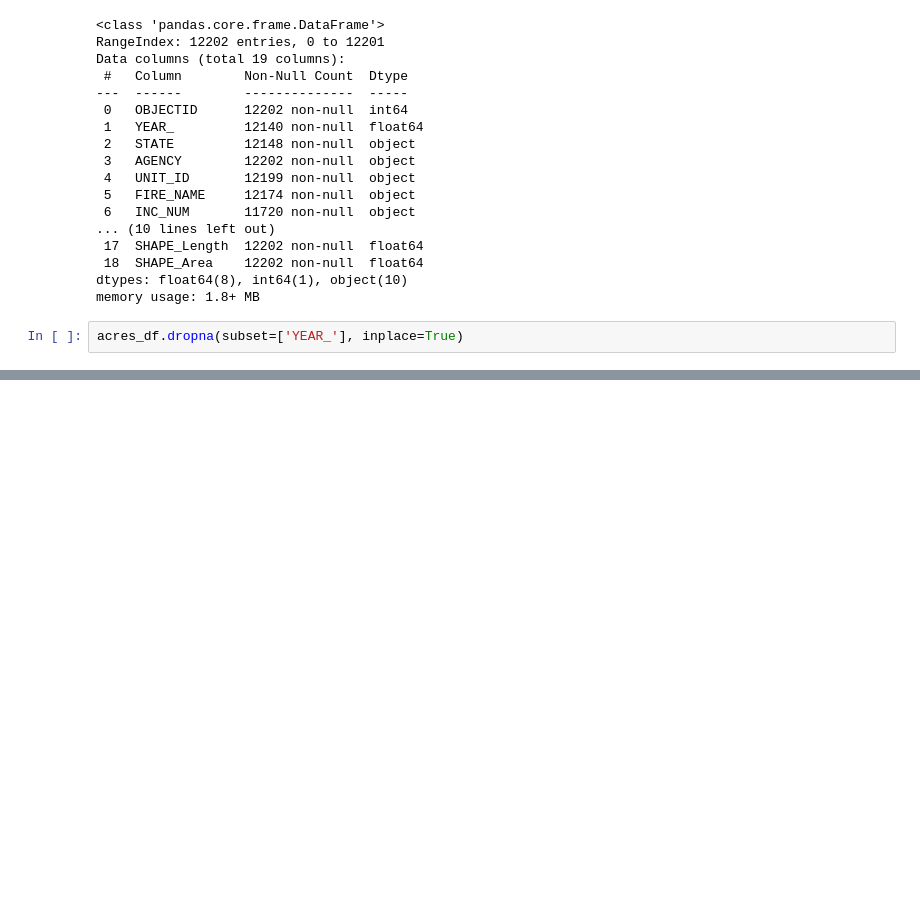
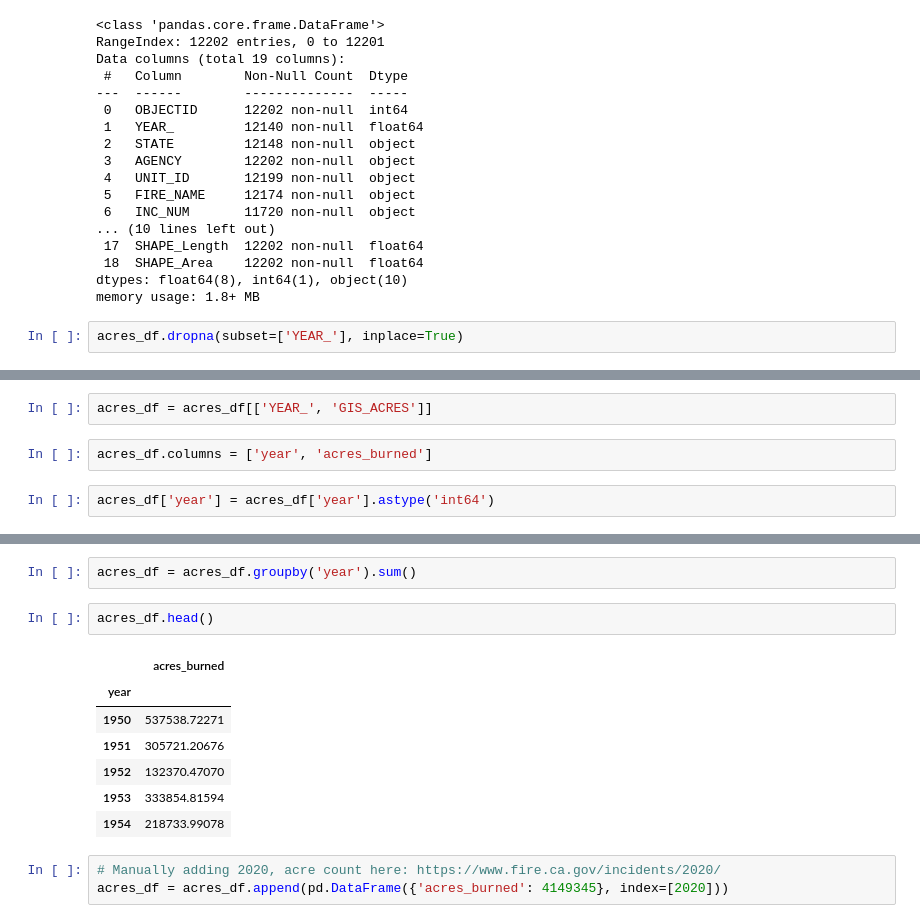
Before and after one commit to jefremides/Project_5, a Jupyter notebook: 02_data_cleaning/claire_data_cleaning.ipynb, the cells around one changed output, grey strips where cells are left out. Saved outputs shown, nothing was run; the diff lists cells and outputs as text; blank space fills up the shorter version.

```diff
--- a/02_data_cleaning/claire_data_cleaning.ipynb
+++ b/02_data_cleaning/claire_data_cleaning.ipynb
@@ -152,3 +250,9 @@ acres_df = acres_df[(acres_df['YEAR_'] > 1970) & (acres_df['GIS_ACRES'] > 100)]
+# %%
+acres_df = acres_df[['YEAR_', 'GIS_ACRES']]
+# %%
+acres_df.columns = ['year', 'acres_burned']
+# %%
+acres_df['year'] = acres_df['year'].astype('int64')
 # %%
 acres_df.info()
 # %% [output]
@@ -171,0 +268,15 @@ memory usage: 950.9+ KB
+# %%
+acres_df = acres_df.groupby('year').sum()
+# %%
+acres_df.head()
+# %% [output]
+|  | acres_burned |
+| year |  |
+| 1950 | 537538.72271 |
+| 1951 | 305721.20676 |
+| 1952 | 132370.47070 |
+| 1953 | 333854.81594 |
+| 1954 | 218733.99078 |
+# %%
+# Manually adding 2020, acre count here: https://www.fire.ca.gov/incidents/2020/
+acres_df = acres_df.append(pd.DataFrame({'acres_burned': 4149345}, index=[2020]))
```
Also changed, not shown: parts of 21 cells of this notebook, 7 other files.
